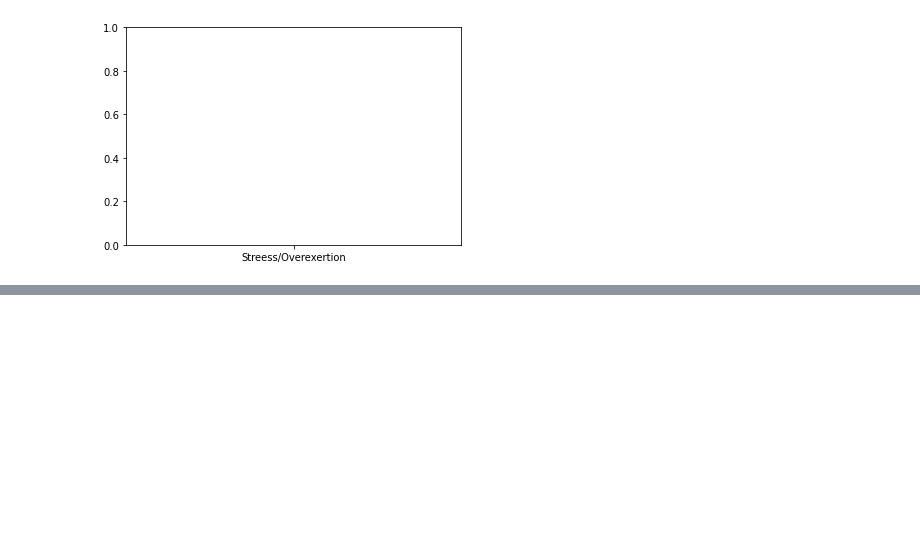
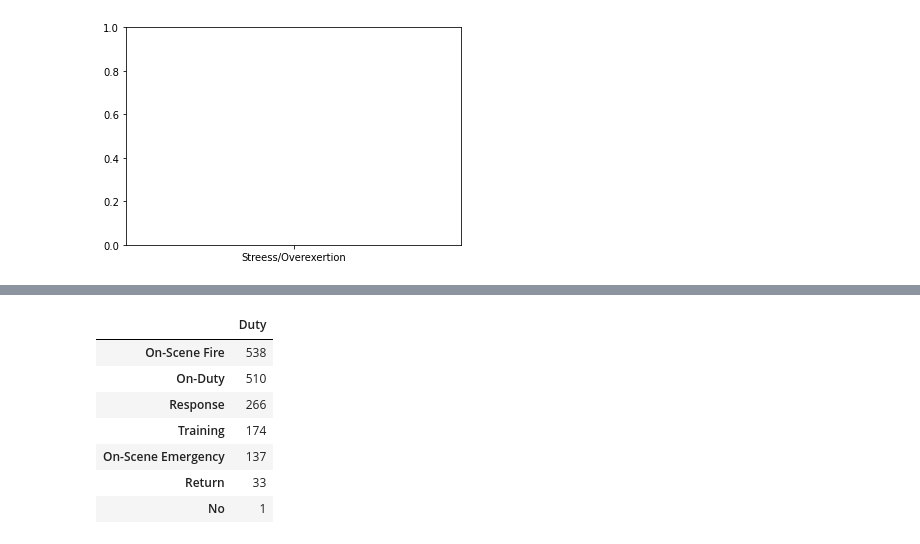
Before and after one commit to Shelf0/DB_Build-GeoMappingFDNY, a Jupyter notebook: Fatalities_Analysis.ipynb, the cells around one changed output, grey strips where cells are left out. Saved outputs shown, nothing was run; the diff lists cells and outputs as text; code cells hidden in the pictures; blank space fills up the shorter version.

```diff
--- a/Fatalities_Analysis.ipynb
+++ b/Fatalities_Analysis.ipynb
@@ -161,0 +219,12 @@ ValueError: shape mismatch: objects cannot be broadcast to a single shape
+# %%
+PTG3_df = pd.DataFrame(FD_df['Duty'].value_counts())
+PTG3_df
+# %% [output]
+|  | Duty |
+| On-Scene Fire | 538 |
+| On-Duty | 510 |
+| Response | 266 |
+| Training | 174 |
+| On-Scene Emergency | 137 |
+| Return | 33 |
+| No | 1 |
```
Also changed, not shown: parts of 9 cells of this notebook.
